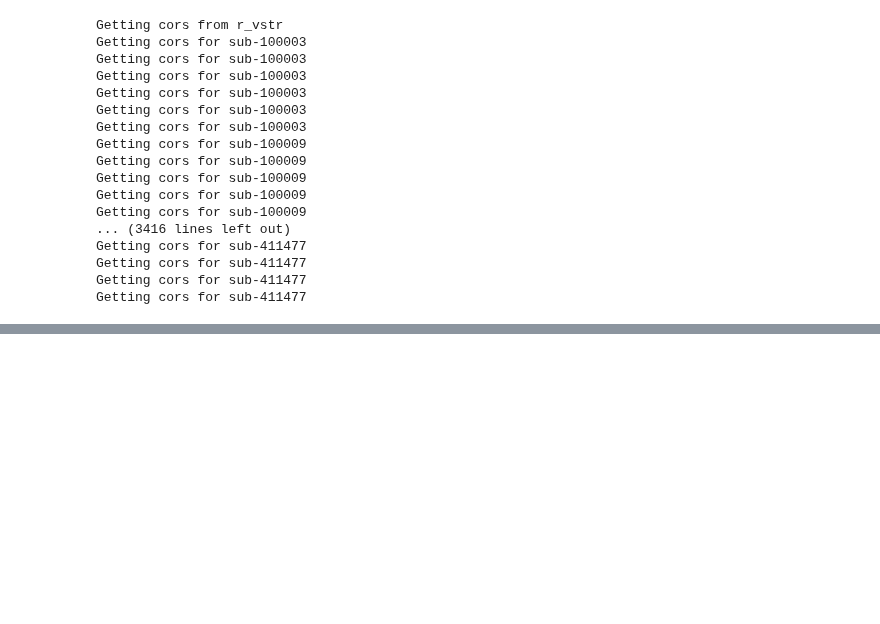
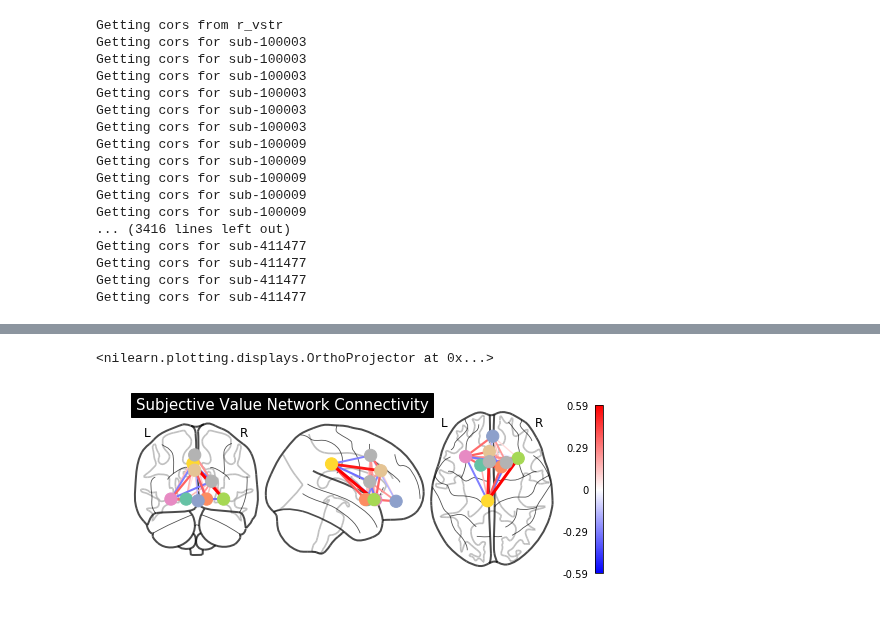
Before and after one commit to zenkavi/DevStudy_FmriNbs, a Jupyter notebook: notebooks/connectivity_sandbox.ipynb, the cells around one changed output, grey strips where cells are left out. Saved outputs shown, nothing was run; the diff lists cells and outputs as text; code cells hidden in the pictures; blank space fills up the shorter version.

```diff
--- a/notebooks/connectivity_sandbox.ipynb
+++ b/notebooks/connectivity_sandbox.ipynb
@@ -280,0 +403,8 @@ all_cors.to_csv('/oak/stanford/groups/russpold/data/ds000054/0.0.4/derivatives/f
+# %%
+from nilearn.plotting import plot_connectome
+plot_connectome(partial_correlation_matrix, sphere_center,
+                display_mode='ortho', colorbar=True,  node_size=150,
+                title="Subjective Value Network Connectivity")
+# %% [output]
+<nilearn.plotting.displays.OrthoProjector at 0x...>
+[figure, added]
```
Also changed, not shown: parts of 12 cells of this notebook, 11 other files.
